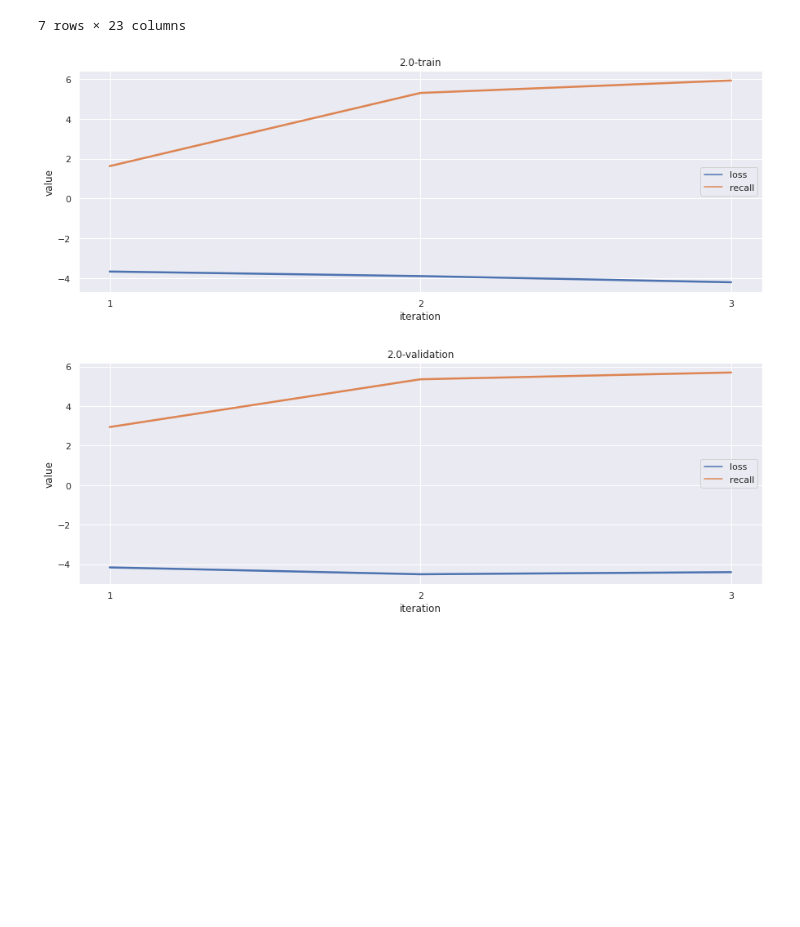
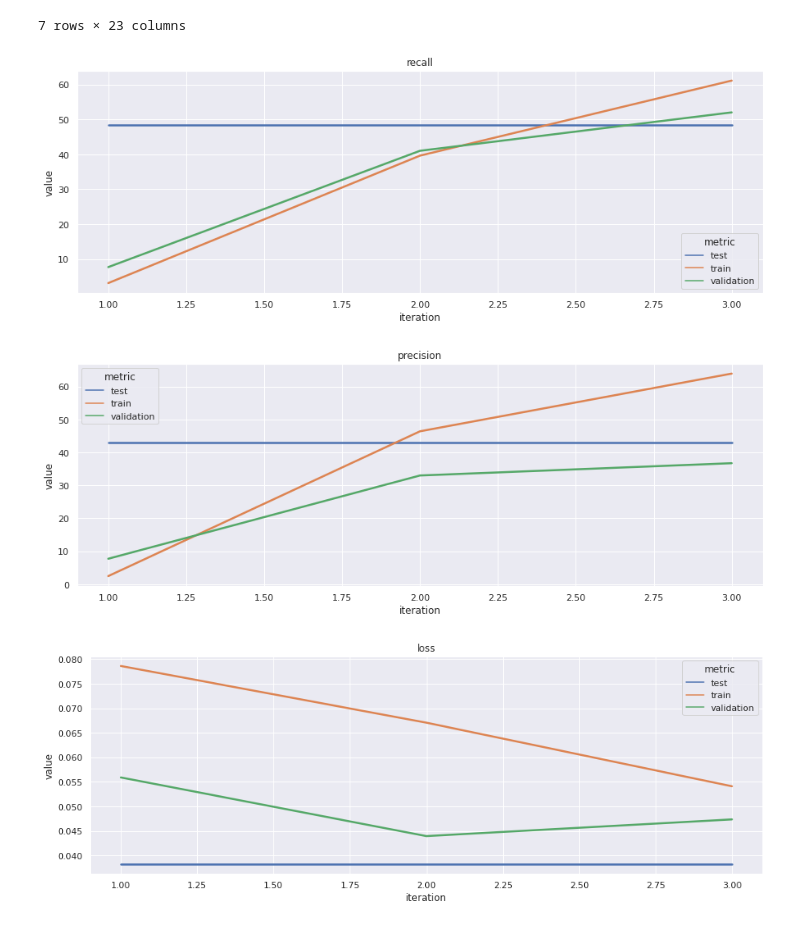
Before and after one commit to aliromagnoli/Baseline-Text-Classification, a Jupyter notebook: Neural_Network_plots.ipynb, the cells around one changed output. Drawn from its saved outputs; the diff is of its cells as text; code cells hidden in the pictures; blank space fills up the shorter version.

Commit message:
plots improvement

```diff
--- a/Neural_Network_plots.ipynb
+++ b/Neural_Network_plots.ipynb
@@ -43,4 +22,0 @@ def recall_loss_plot(results, i, j):
-# %%
-for i in results["#_iteration"].unique():
-  for j in results["set"].unique():
-    recall_loss_plot(results, i, j)
@@ -67,31 +36,41 @@ new_results
 | 6 | 3.0 | validation | 71.5 | 5.5 | 1.5 | 0.04735 | 84.0365 | 52.0260 | 36.7425 | 43.7115 | ... |
 7 rows × 23 columns
 # %%
-def recall_loss_plot2(results, j):
-  x = results.loc[(results["set"]==j),  ["set", "#_epoch"]]
-  x["value"] = results.loc[(results["set"]==j), "loss"]
-  x["metric"] = "loss"
+def metrics_plot(results, n_epochs):
 
-  y = results.loc[(results["set"]==j),  ["set", "#_epoch"]]
-  y["value"] = results.loc[(results["set"]==j), "recall"]
-  y["metric"] = "recall"
+  for m in ["recall", "precision", "loss"]: #for every metric
 
-  data = pd.concat([x, y], axis=0)
+    data = pd.DataFrame()
 
-  if not data.empty:
+    for j in new_results["set"].unique(): #for every set
 
-    data["iteration"] = data["#_epoch"].astype(int).astype(str)
+      #better display of results
+
+      y = new_results.loc[(new_results["set"]==j),  ["set", "#_epoch"]]
+      y["value"] = new_results.loc[(new_results["set"]==j), m]
+      y["metric"] = j
+
+      if j == "test":
+        y = y.append([y]*(n_epochs-1), ignore_index=True)
+        y["iteration"] = list(range(1,n_epochs+1))
+      else:
+        y["iteration"] = y["#_epoch"].astype(int)
+
+      data = pd.concat([data, y], axis=0)
+
     data.drop(data[["set", "#_epoch"]], 1, inplace=True)
 
     data= data.reset_index(drop=True)
 
+    #plot
+
     sns.set(rc = {'figure.figsize':(15,5)})
     plt.figure()
-    g = sns.lineplot(x = data["iteration"], y=np.log2(data["value"]), hue=data["metric"], linewidth=2.5).set(title=str(i) + "-" + j)
-    plt.legend(loc='center right')
+    data = data.sort_values(by=['iteration'])
+    g = sns.lineplot(x = data["iteration"], y=data["value"], hue=data["metric"], linewidth=2.5).set(title=m)
-# %%
-for j in ["train", "validation"]:
-  recall_loss_plot2(new_results, j)
-# %% [output]
-[figure, removed]
-[figure, removed]
+# %%
+metrics_plot(new_results, n_epochs=3)
+# %% [output]
+[figure, added]
+[figure, added]
+[figure, added]
```
Also changed, not shown: parts of 2 cells of this notebook.
